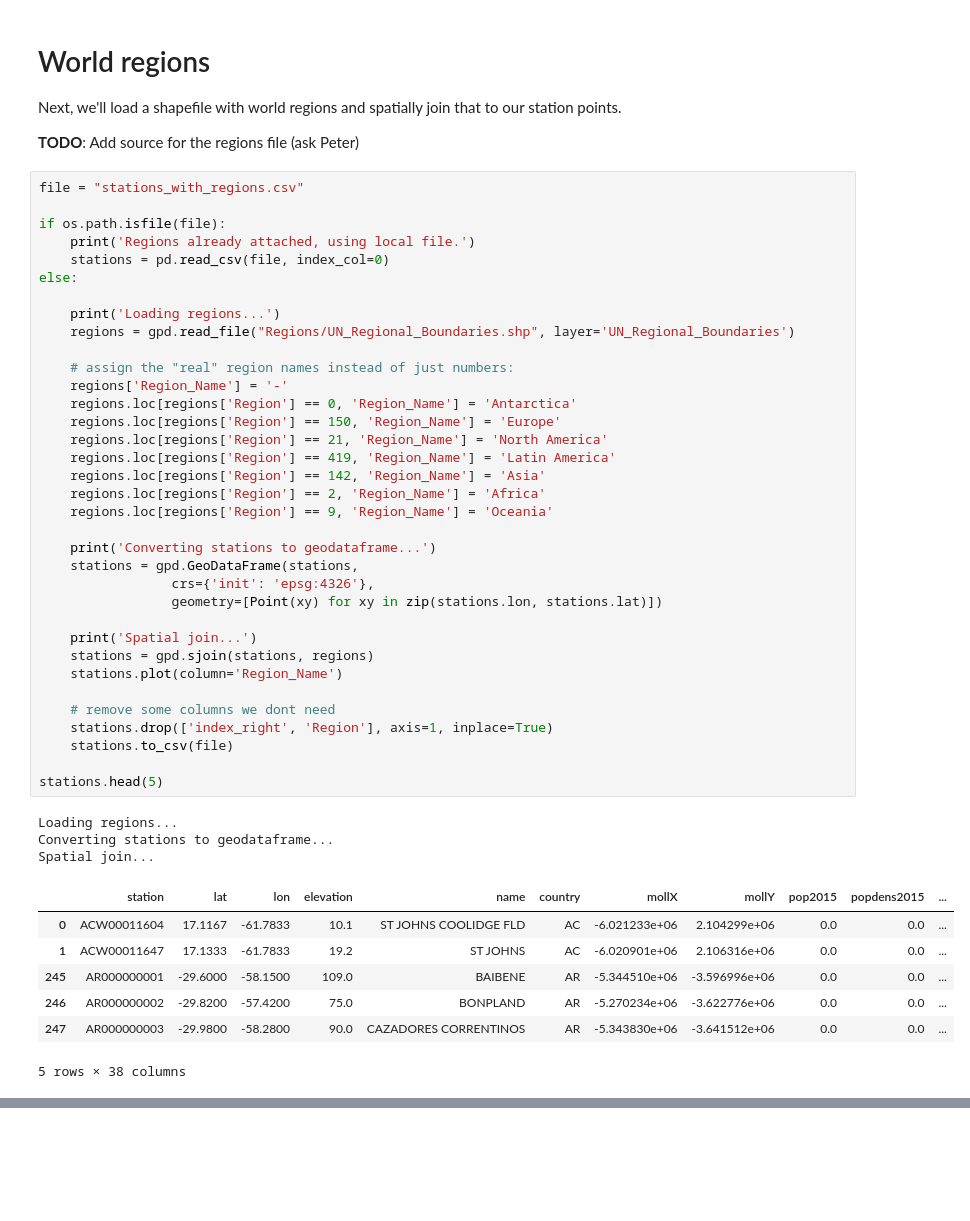
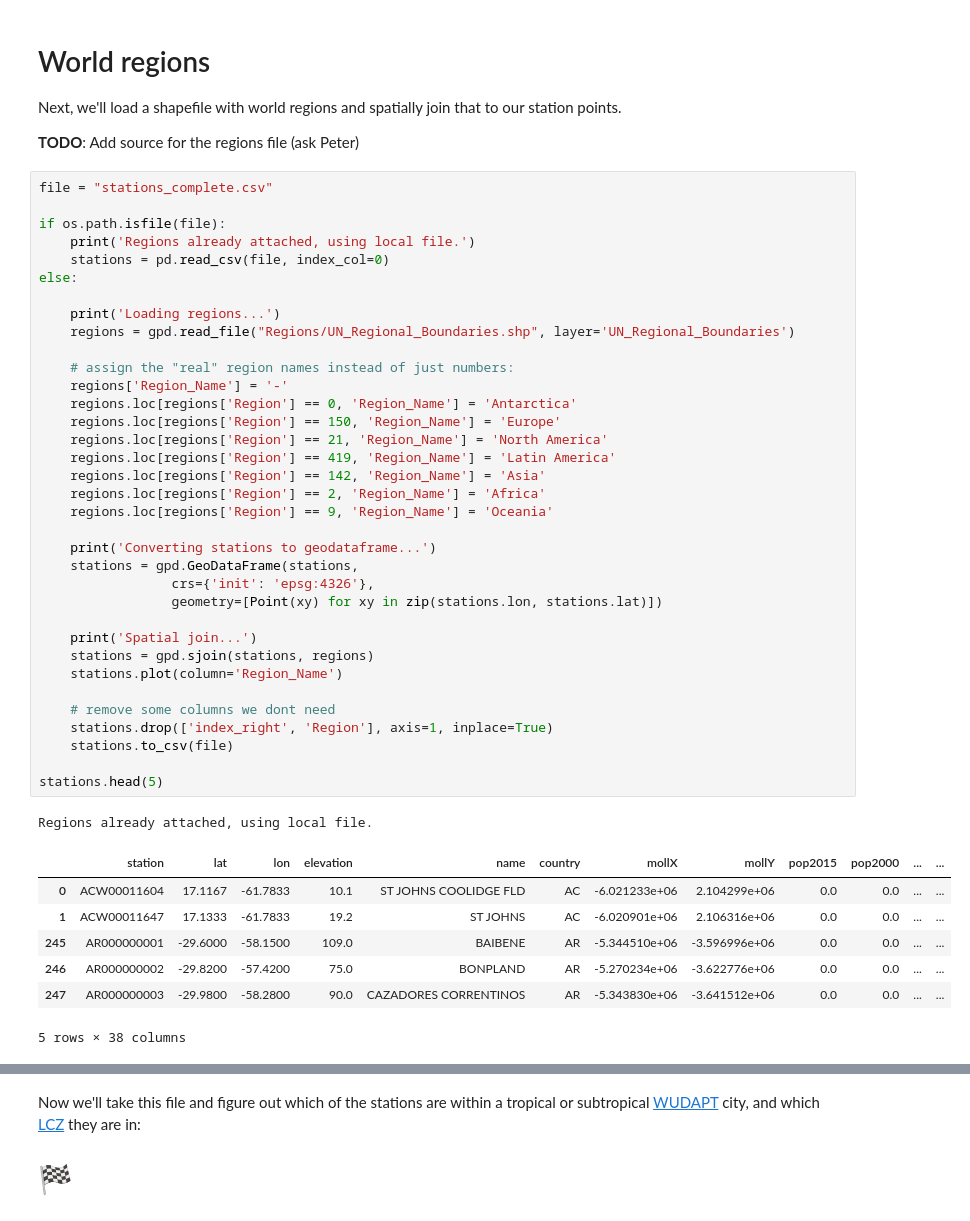
Before and after one commit to crstn/CISC, a Jupyter notebook: UHI-NOAA/1_NOAA_weather_stations_preparation.ipynb, the cells around one changed output, grey strips where cells are left out. Cells and saved outputs as stored; diff of their text form; blank space fills up the shorter version.

```diff
--- a/UHI-NOAA/1_NOAA_weather_stations_preparation.ipynb
+++ b/UHI-NOAA/1_NOAA_weather_stations_preparation.ipynb
@@ -714,7 +718,7 @@ Next, we'll load a shapefile with world regions and spatially join that to our s
 
 **TODO**: Add source for the regions file (ask Peter)
 # %%
-file = "stations_with_regions.csv"
+file = "stations_complete.csv"
 
 if os.path.isfile(file):
     print('Regions already attached, using local file.')
@@ -722,40 +726,38 @@ if os.path.isfile(file):
 else:
 
     print('Loading regions...')
     regions = gpd.read_file("Regions/UN_Regional_Boundaries.shp", layer='UN_Regional_Boundaries')
 
     # assign the "real" region names instead of just numbers:
     regions['Region_Name'] = '-'
     regions.loc[regions['Region'] == 0, 'Region_Name'] = 'Antarctica'
     regions.loc[regions['Region'] == 150, 'Region_Name'] = 'Europe'
     regions.loc[regions['Region'] == 21, 'Region_Name'] = 'North America'
     regions.loc[regions['Region'] == 419, 'Region_Name'] = 'Latin America'
     regions.loc[regions['Region'] == 142, 'Region_Name'] = 'Asia'
     regions.loc[regions['Region'] == 2, 'Region_Name'] = 'Africa'
     regions.loc[regions['Region'] == 9, 'Region_Name'] = 'Oceania'
 
     print('Converting stations to geodataframe...')
     stations = gpd.GeoDataFrame(stations,
                  crs={'init': 'epsg:4326'},
                  geometry=[Point(xy) for xy in zip(stations.lon, stations.lat)])
 
     print('Spatial join...')
     stations = gpd.sjoin(stations, regions)
     stations.plot(column='Region_Name')
 
     # remove some columns we dont need
     stations.drop(['index_right', 'Region'], axis=1, inplace=True)
     stations.to_csv(file)
 
 stations.head(5)
 # %% [output]
-Loading regions...
-Converting stations to geodataframe...
-Spatial join...
+Regions already attached, using local file.
-|  | station | lat | lon | elevation | name | country | mollX | mollY | pop2015 | popdens2015 | ... |
-| 0 | ACW00011604 | 17.1167 | -61.7833 | 10.1 | ST JOHNS COOLIDGE FLD | AC | -6.021233e+06 | 2.104299e+06 | 0.0 | 0.0 | ... |
-| 1 | ACW00011647 | 17.1333 | -61.7833 | 19.2 | ST JOHNS | AC | -6.020901e+06 | 2.106316e+06 | 0.0 | 0.0 | ... |
-| 245 | AR000000001 | -29.6000 | -58.1500 | 109.0 | BAIBENE | AR | -5.344510e+06 | -3.596996e+06 | 0.0 | 0.0 | ... |
-| 246 | AR000000002 | -29.8200 | -57.4200 | 75.0 | BONPLAND | AR | -5.270234e+06 | -3.622776e+06 | 0.0 | 0.0 | ... |
-| 247 | AR000000003 | -29.9800 | -58.2800 | 90.0 | CAZADORES CORRENTINOS | AR | -5.343830e+06 | -3.641512e+06 | 0.0 | 0.0 | ... |
+|  | station | lat | lon | elevation | name | country | mollX | mollY | pop2015 | pop2000 | ... | ... |
+| 0 | ACW00011604 | 17.1167 | -61.7833 | 10.1 | ST JOHNS COOLIDGE FLD | AC | -6.021233e+06 | 2.104299e+06 | 0.0 | 0.0 | ... | ... |
+| 1 | ACW00011647 | 17.1333 | -61.7833 | 19.2 | ST JOHNS | AC | -6.020901e+06 | 2.106316e+06 | 0.0 | 0.0 | ... | ... |
+| 245 | AR000000001 | -29.6000 | -58.1500 | 109.0 | BAIBENE | AR | -5.344510e+06 | -3.596996e+06 | 0.0 | 0.0 | ... | ... |
+| 246 | AR000000002 | -29.8200 | -57.4200 | 75.0 | BONPLAND | AR | -5.270234e+06 | -3.622776e+06 | 0.0 | 0.0 | ... | ... |
+| 247 | AR000000003 | -29.9800 | -58.2800 | 90.0 | CAZADORES CORRENTINOS | AR | -5.343830e+06 | -3.641512e+06 | 0.0 | 0.0 | ... | ... |
 5 rows × 38 columns
@@ -762,0 +764,4 @@ Spatial join...
+# %% [markdown]
+Now we'll take this file and figure out which of the stations are within a tropical or subtropical [WUDAPT](http://www.wudapt.org) city, and which [LCZ](http://www.wudapt.org/lcz/) they are in:
+
+# 🏁
```
Also changed, not shown: parts of 38 cells of this notebook, 3 other files.
